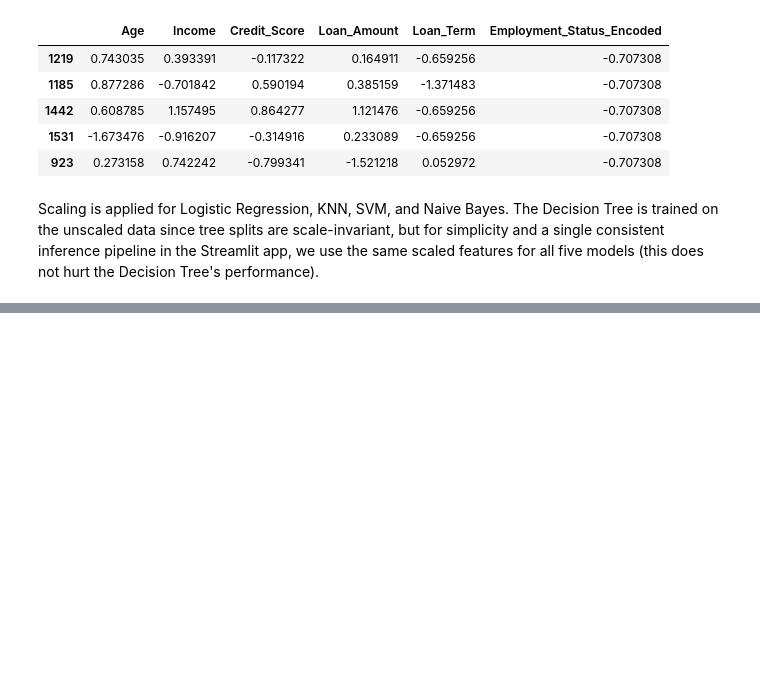
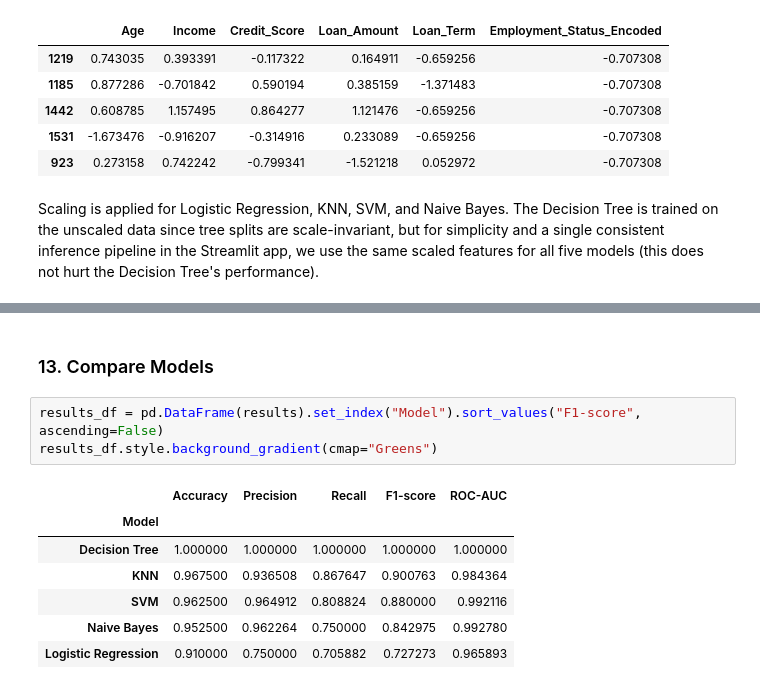
Before and after one commit to Niraj7272/DataScience, a Jupyter notebook: Practice/Machine_Learning/Loan Prediction/model.ipynb, the cells around one changed output, grey strips where cells are left out. Cells and saved outputs as stored; diff of their text form; blank space fills up the shorter version.

```diff
--- a/Practice/Machine_Learning/Loan Prediction/model.ipynb
+++ b/Practice/Machine_Learning/Loan Prediction/model.ipynb
@@ -326,0 +481,13 @@ Scaling is applied for Logistic Regression, KNN, SVM, and Naive Bayes. The Decis
+# %% [markdown]
+### 13. Compare Models
+# %%
+results_df = pd.DataFrame(results).set_index("Model").sort_values("F1-score", ascending=False)
+results_df.style.background_gradient(cmap="Greens")
+# %% [output]
+|  | Accuracy | Precision | Recall | F1-score | ROC-AUC |
+| Model |  |  |  |  |  |
+| Decision Tree | 1.000000 | 1.000000 | 1.000000 | 1.000000 | 1.000000 |
+| KNN | 0.967500 | 0.936508 | 0.867647 | 0.900763 | 0.984364 |
+| SVM | 0.962500 | 0.964912 | 0.808824 | 0.880000 | 0.992116 |
+| Naive Bayes | 0.952500 | 0.962264 | 0.750000 | 0.842975 | 0.992780 |
+| Logistic Regression | 0.910000 | 0.750000 | 0.705882 | 0.727273 | 0.965893 |
```
Also changed, not shown: parts of 8 cells of this notebook.
